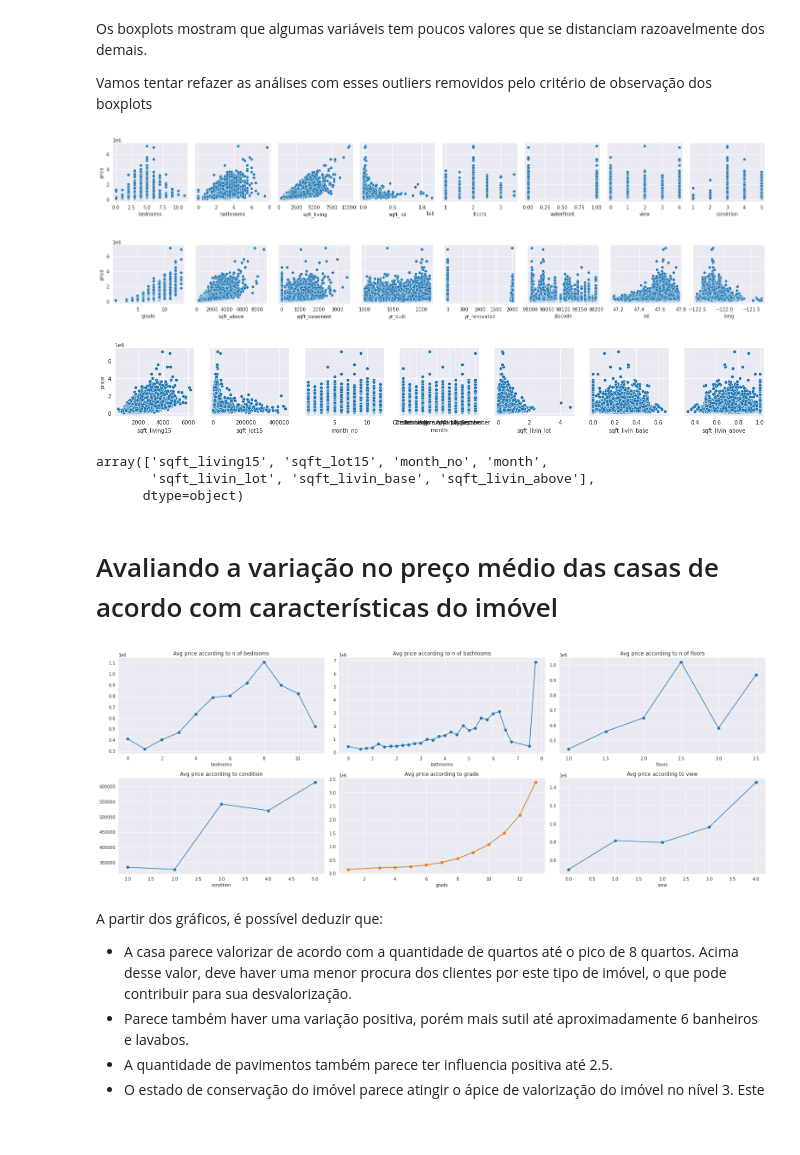
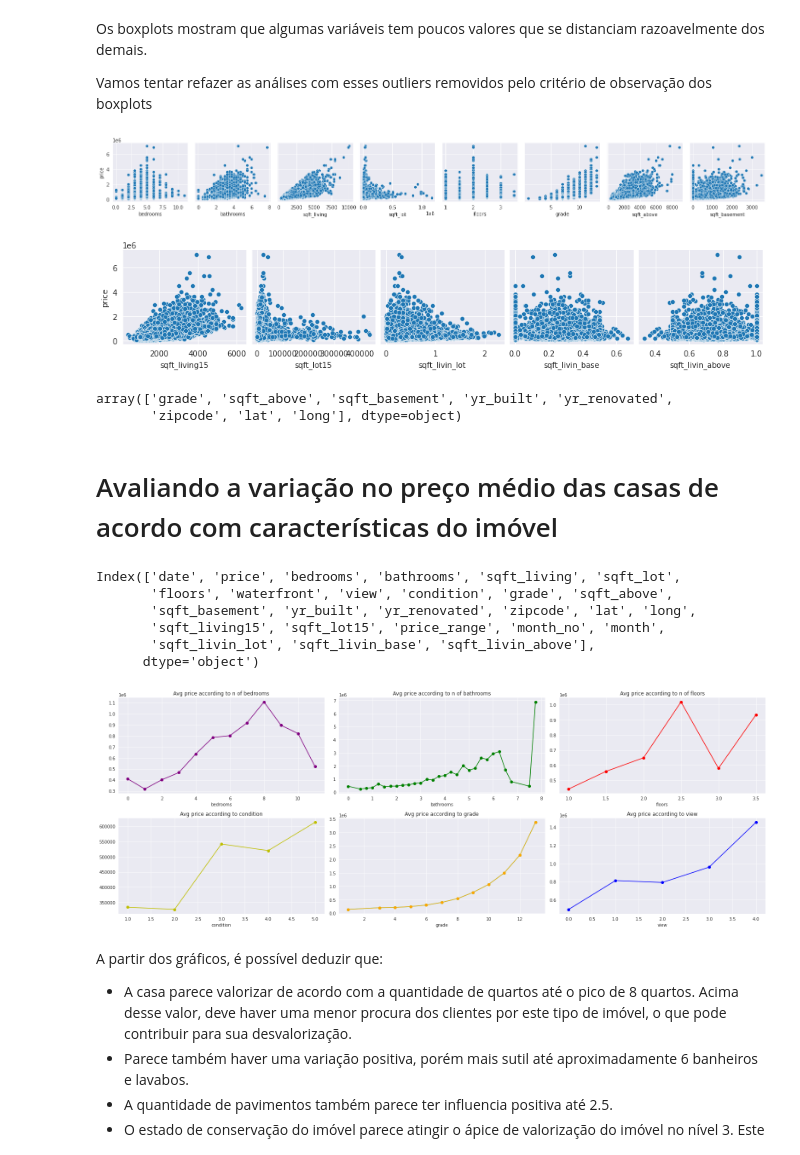
Before and after one commit to GabrielG16/HouseRocket-Pricing, a Jupyter notebook: Insights.ipynb, the cells around one changed output. Saved outputs shown, nothing was run; the diff lists cells and outputs as text; code cells hidden in the pictures; blank space fills up the shorter version.

```diff
--- a/Insights.ipynb
+++ b/Insights.ipynb
@@ -279,49 +275,59 @@ Os boxplots mostram que algumas variáveis tem poucos valores que se distanciam
 
 Vamos tentar refazer as análises com esses outliers removidos pelo critério de observação dos boxplots
 # %%
-df_or = df[(df.bedrooms <15) & (df.sqft_living < 11000) & (df.sqft_lot < 1250000) & (df.sqft_basement < 4000) & (df.sqft_lot15<500000)]
+df_or = df[(df.bedrooms <15) & (df.sqft_living < 11000) & (df.sqft_lot < 1250000) & (df.sqft_basement < 4000) & (df.sqft_lot15<500000) & (df.sqft_livin_lot<3)]
+# %%
+#Removendo variáveis não são numéricas
+pp = df_or.drop(['zipcode', 'lat','long','month','month_no', 'waterfront','view','condition','yr_renovated','yr_built'], axis = 1)
 # %%
-for i in range(2, len(df.columns), 8):
-    sns.pairplot(df_or.drop('price_range',axis = 1), y_vars = 'price', x_vars = df_or.drop('price_range',axis = 1).columns[i:i+8].values)
+for i in range(2, len(pp.columns), 8):
+    sns.pairplot(pp.drop('price_range',axis = 1), y_vars = 'price', x_vars = pp.drop('price_range',axis = 1).columns[i:i+8].values)
 # %% [output]
-[figure, old version]
+[figure, new version]
-[figure, old version]
+[figure, new version]
-[figure, removed]
 # %%
 df_or.drop('price_range',axis = 1).columns[i:i+8].values
 # %% [output]
-array(['sqft_living15', 'sqft_lot15', 'month_no', 'month',
-       'sqft_livin_lot', 'sqft_livin_base', 'sqft_livin_above'],
-      dtype=object)
+array(['grade', 'sqft_above', 'sqft_basement', 'yr_built', 'yr_renovated',
+       'zipcode', 'lat', 'long'], dtype=object)
 # %% [markdown]
 # Avaliando a variação no preço médio das casas de acordo com características do imóvel
+# %%
+df_or.columns
+# %% [output]
+Index(['date', 'price', 'bedrooms', 'bathrooms', 'sqft_living', 'sqft_lot',
+       'floors', 'waterfront', 'view', 'condition', 'grade', 'sqft_above',
+       'sqft_basement', 'yr_built', 'yr_renovated', 'zipcode', 'lat', 'long',
+       'sqft_living15', 'sqft_lot15', 'price_range', 'month_no', 'month',
+       'sqft_livin_lot', 'sqft_livin_base', 'sqft_livin_above'],
+      dtype='object')
 # %%
 fig, ax = plt.subplots(nrows=2, ncols = 3, figsize=(22,8))
 
-df_or.groupby(by='bedrooms').mean()['price'].plot(marker = 'o', ax = ax[0][0])
+df_or.groupby(by='bedrooms').mean()['price'].plot(marker = 'o', ax = ax[0][0], color = 'purple')
 ax[0][0].set_title('Avg price according to n of bedrooms')
 
-df_or.groupby(by='bathrooms').mean()['price'].plot(marker = 'o', ax = ax[0][1])
+df_or.groupby(by='bathrooms').mean()['price'].plot(marker = 'o', ax = ax[0][1], color = 'g')
 ax[0][1].set_title('Avg price according to n of bathrooms')
 
-df_or.groupby(by='floors').mean()['price'].plot(marker = 'o', ax = ax[0][2])
+df_or.groupby(by='floors').mean()['price'].plot(marker = 'o', ax = ax[0][2], color = 'r')
 ax[0][2].set_title('Avg price according to n of floors')
 
-df_or.groupby(by='condition').mean()['price'].plot(marker = 'o', ax = ax[1][0])
+df_or.groupby(by='condition').mean()['price'].plot(marker = 'o', ax = ax[1][0], color = 'y')
 ax[1][0].set_title('Avg price according to condition')
 
-df_or.groupby(by='grade').mean()['price'].plot(marker = 'o', ax = ax[1][1])
+df_or.groupby(by='grade').mean()['price'].plot(marker = 'o', ax = ax[1][1], color = 'cyan')
 ax[1][1].set_title('Avg price according to grade')
 
-df_or.groupby(by='grade').mean()['price'].plot(marker = 'o', ax = ax[1][1])
+df_or.groupby(by='grade').mean()['price'].plot(marker = 'o', ax = ax[1][1], color = 'orange')
 ax[1][1].set_title('Avg price according to grade')
 
-df_or.groupby(by='view').mean()['price'].plot(marker = 'o', ax = ax[1][2])
+df_or.groupby(by='view').mean()['price'].plot(marker = 'o', ax = ax[1][2], color = 'blue')
 ax[1][2].set_title('Avg price according to view')
 
 plt.tight_layout()
 # %% [output]
-[figure, old version]
+[figure, new version]
 # %% [markdown]
 A partir dos gráficos, é possível deduzir que:
 
```
Also changed, not shown: parts of 22 cells of this notebook, 1 other file.
